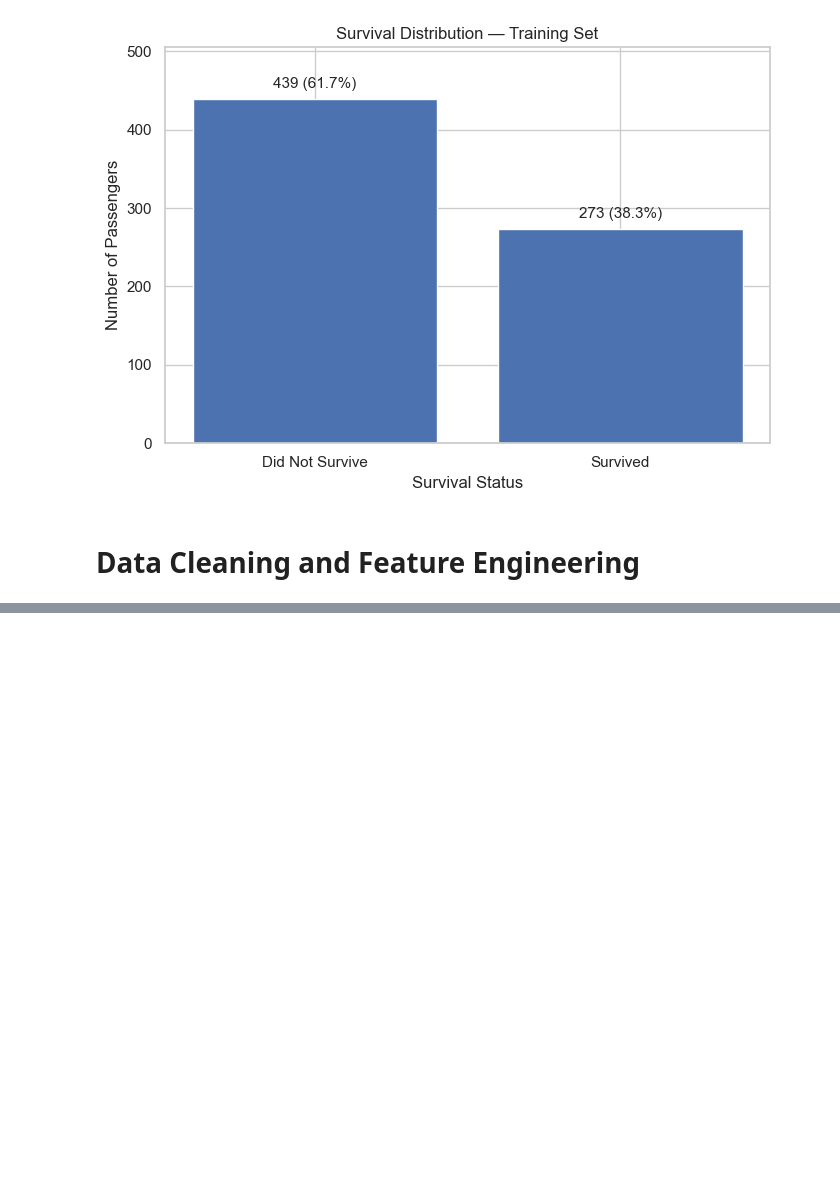
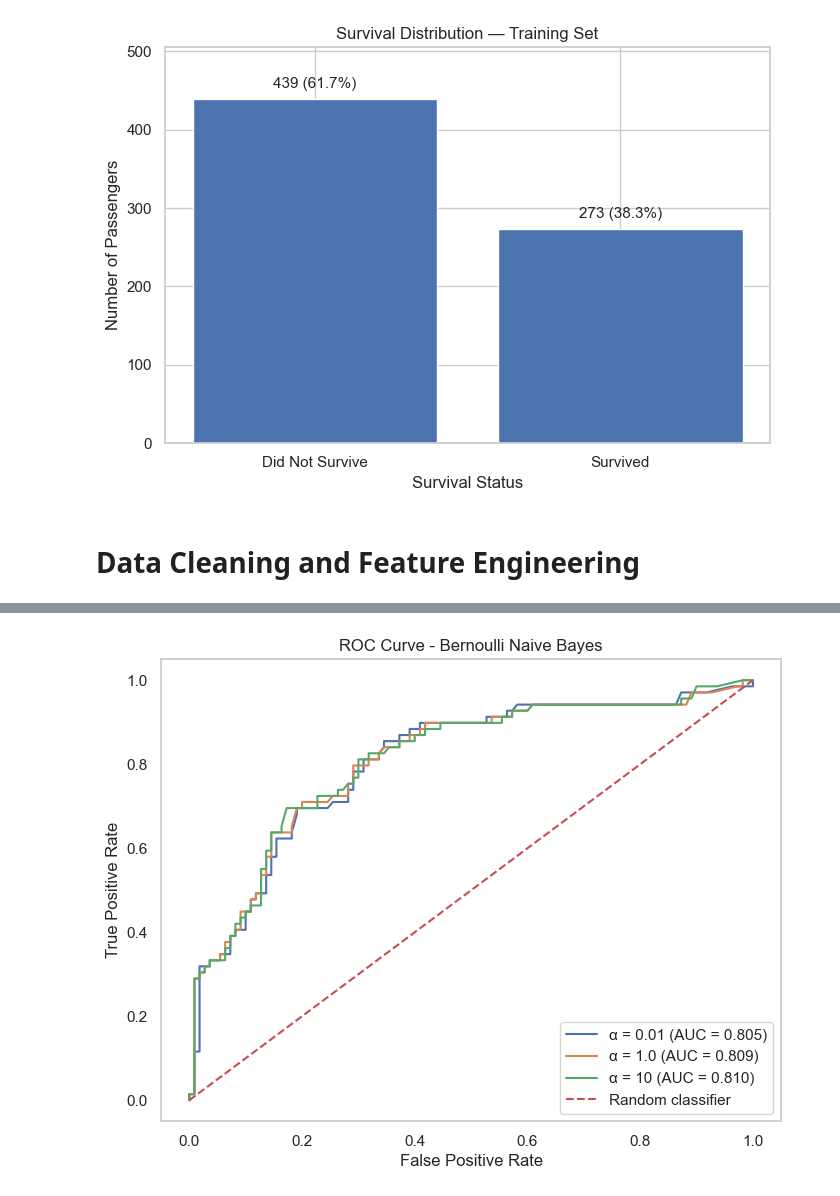
Before and after one commit to CharlotteZZh/AppliedML_hw1, a Jupyter notebook: AppliedML_hw1.ipynb, the cells around one changed output, grey strips where cells are left out. Saved outputs shown, nothing was run; the diff lists cells and outputs as text; code cells hidden in the pictures; blank space fills up the shorter version.

```diff
--- a/AppliedML_hw1.ipynb
+++ b/AppliedML_hw1.ipynb
@@ -585,0 +768,35 @@ Processed validation shape: (179, 54)
+# %%
+from sklearn.metrics import roc_curve, roc_auc_score
+import matplotlib.pyplot as plt
+
+plt.figure(figsize=(8, 6))
+
+for alpha in alphas:
+
+    y_prob = nb_probabilities[alpha]
+
+    fpr, tpr, _ = roc_curve(y_val, y_prob)
+    auc = roc_auc_score(y_val, y_prob)
+
+    plt.plot(
+        fpr,
+        tpr,
+        label=f"α = {alpha} (AUC = {auc:.3f})"
+    )
+
+# Random classifier
+plt.plot(
+    [0, 1],
+    [0, 1],
+    linestyle="--",
+    label="Random classifier"
+)
+
+plt.xlabel("False Positive Rate")
+plt.ylabel("True Positive Rate")
+plt.title("ROC Curve - Bernoulli Naive Bayes")
+plt.legend()
+plt.grid()
+plt.show()
+# %% [output]
+[figure, added]
```
Also changed, not shown: parts of 15 cells of this notebook.
